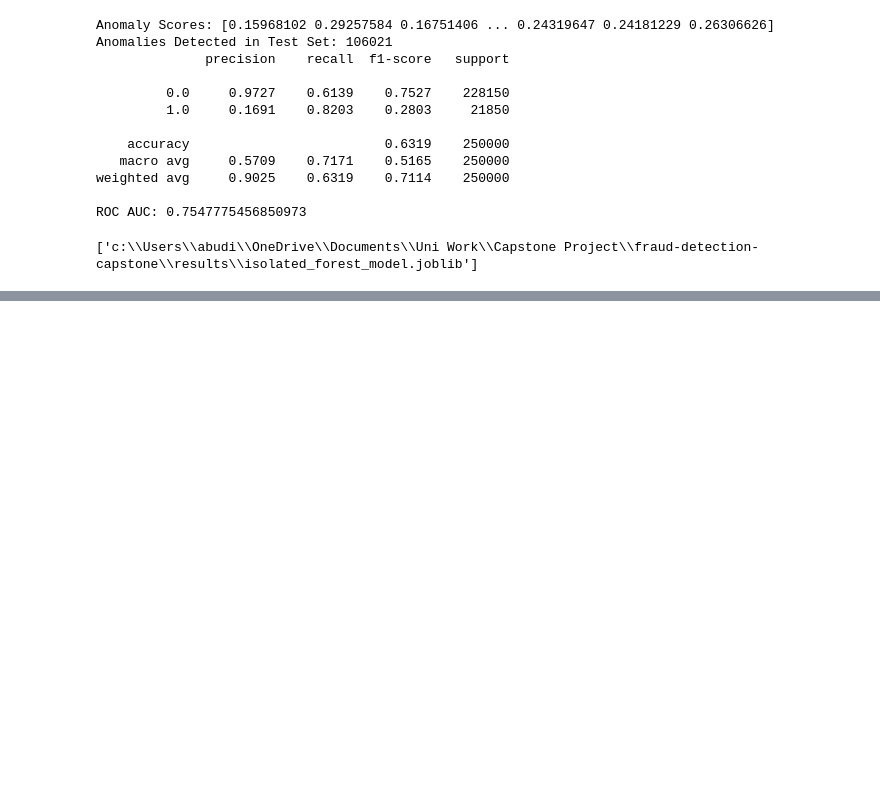
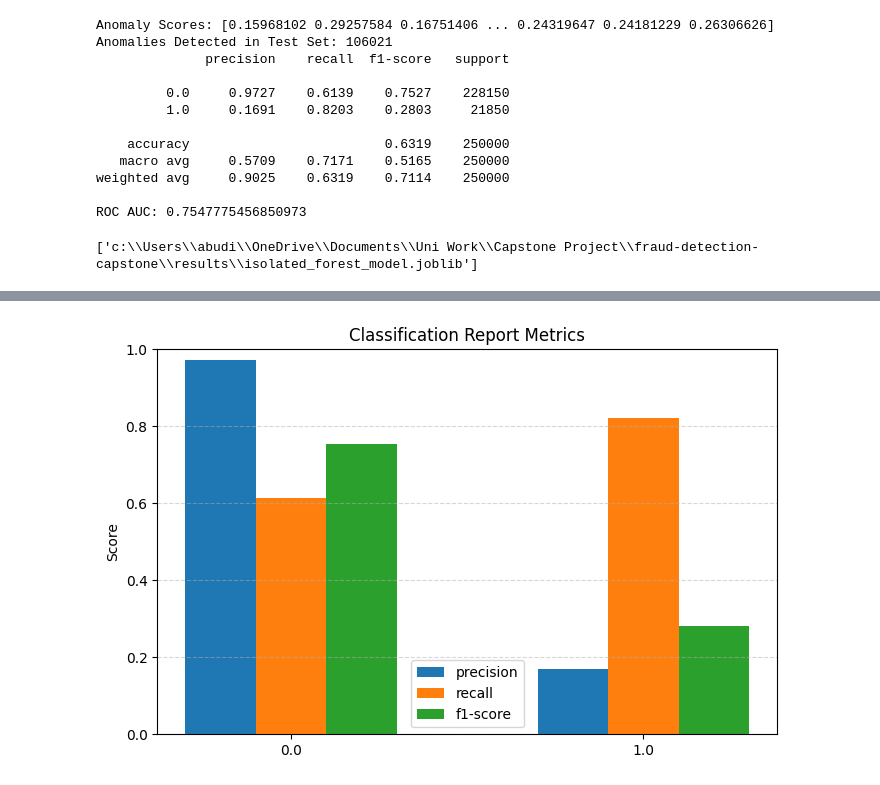
Before and after one commit to Zuleykhaha/fraud-detection-capstone, a Jupyter notebook: notebooks/anomaly_iso_modelling.ipynb, the cells around one changed output, grey strips where cells are left out. Saved outputs shown, nothing was run; the diff lists cells and outputs as text; code cells hidden in the pictures; blank space fills up the shorter version.

```diff
--- a/notebooks/anomaly_iso_modelling.ipynb
+++ b/notebooks/anomaly_iso_modelling.ipynb
@@ -188,0 +203,30 @@ joblib.dump(model, filepath)
+# %%
+from sklearn.metrics import classification_report
+
+import matplotlib.pyplot as plt
+
+# Get classification report as dict
+report_dict = classification_report(y_test, y_pred_test, output_dict=True)
+
+# Remove 'accuracy', 'macro avg', 'weighted avg' for class-wise bar plot
+classes = [key for key in report_dict.keys() if key not in ['accuracy', 'macro avg', 'weighted avg']]
+metrics = ['precision', 'recall', 'f1-score']
+
+fig, ax = plt.subplots(figsize=(8, 5))
+bar_width = 0.2
+x = np.arange(len(classes))
+
+for i, metric in enumerate(metrics):
+    values = [report_dict[cls][metric] for cls in classes]
+    ax.bar(x + i * bar_width, values, width=bar_width, label=metric)
+
+ax.set_xticks(x + bar_width)
+ax.set_xticklabels(classes)
+ax.set_ylim(0, 1)
+ax.set_ylabel('Score')
+ax.set_title('Classification Report Metrics')
+ax.legend()
+plt.grid(True, axis='y', linestyle='--', alpha=0.5)
+plt.show()
+# %% [output]
+[figure, added]
```
Also changed, not shown: parts of 1 cell of this notebook.
